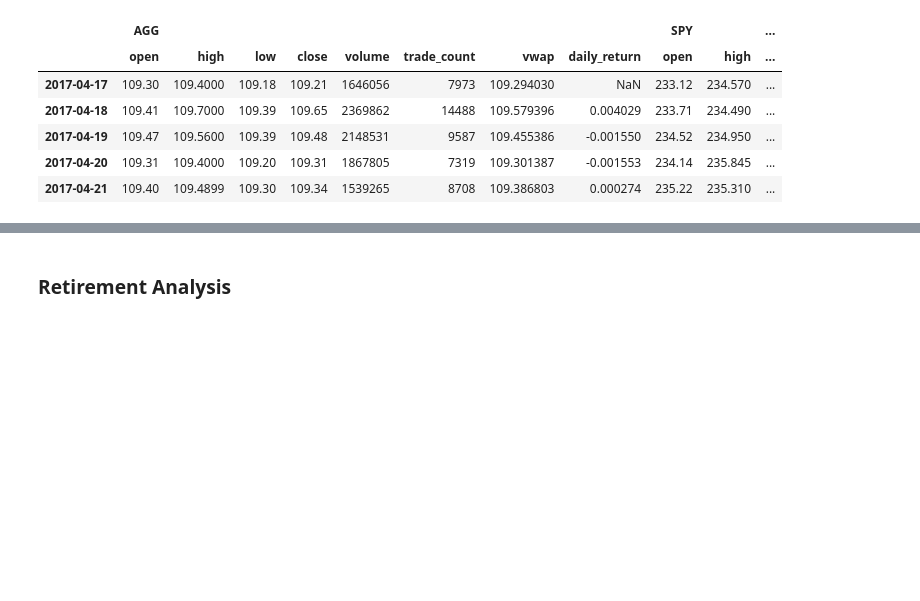
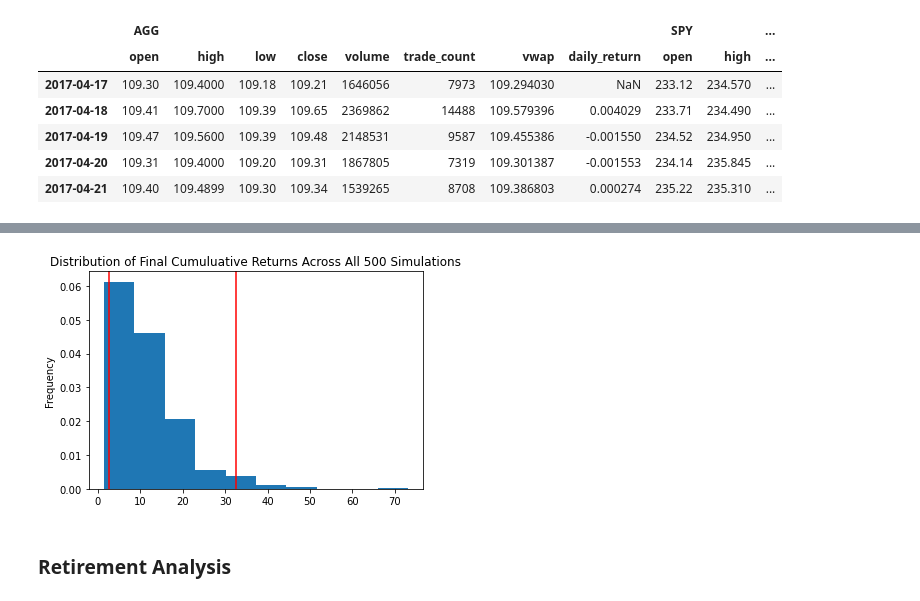
Before and after one commit to brianchangpe/05_API_HW, a Jupyter notebook: financial-planner.ipynb, the cells around one changed output, grey strips where cells are left out. Drawn from its saved outputs; the diff is of its cells as text; code cells hidden in the pictures; blank space fills up the shorter version.

```diff
--- a/financial-planner.ipynb
+++ b/financial-planner.ipynb
@@ -321,6 +324,8 @@ line_plt = MC_thirtyyear.plot_simulation()
 # %%
 # Plot probability distribution and confidence intervals
-# YOUR CODE HERE!
+dist_plot = MC_thirtyyear.plot_distribution()
+# %% [output]
+[figure, added]
 # %% [markdown]
 ### Retirement Analysis
 # %%
```
Also changed, not shown: parts of 23 cells of this notebook.
